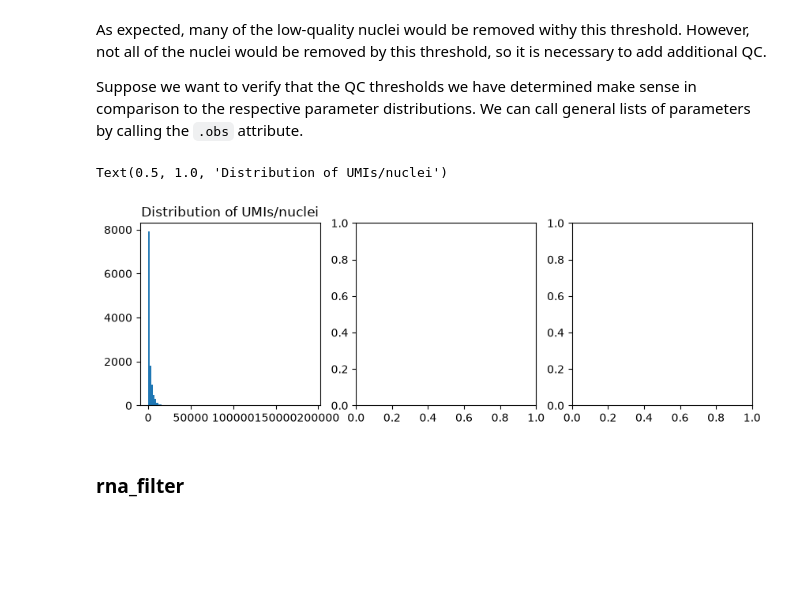
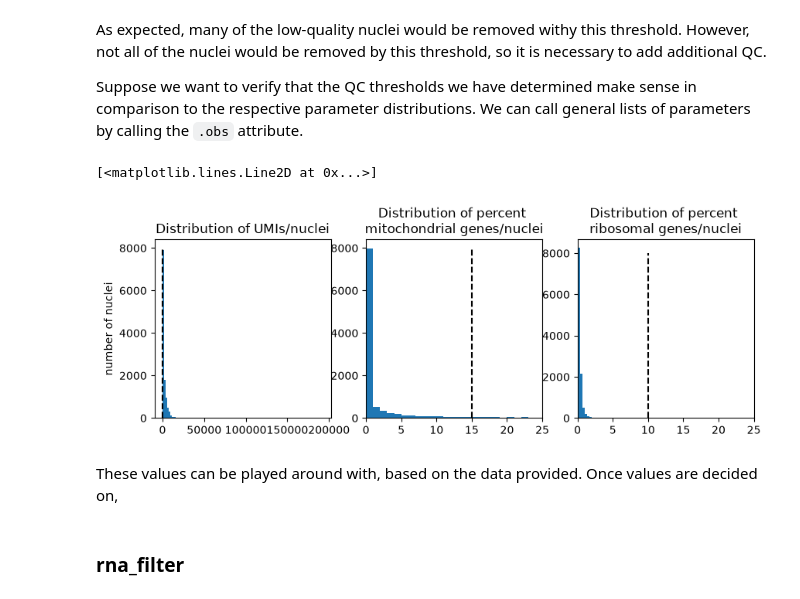
Before and after one commit to NIH-CARD/scMAVERICS, a Jupyter notebook: doc_notebooks/snRNAseq.ipynb, the cells around one changed output. Drawn from its saved outputs; the diff is of its cells as text; code cells hidden in the pictures; blank space fills up the shorter version.

```diff
--- a/doc_notebooks/snRNAseq.ipynb
+++ b/doc_notebooks/snRNAseq.ipynb
@@ -52,11 +54,19 @@ batch_key = 'Use_batch'
 # Define list of samples
 samples = metadata_df[sample_key]
 batches = metadata_df[batch_key]
+# Ensure sample names are strings
+metadata_df[sample_key] = metadata_df[sample_key].astype(str)
 
 # Cell cycle file
 cell_cycle_gene_file = work_dir + 'input/lab_cell_cycle_genes.txt'
 
 # QC thresholds
+mito_thresh = 15
+ribo_thresh = 10
+doublet_thresh = 0.15
+min_genes = 250
+
+num_hvgenes = 2000
 # %% [markdown]
 # Sample preprocessing
 # %% [markdown]
@@ -87,6 +97,9 @@ step_2_adatas = {}
 # %%
 # Iterate over the samples
 for i, sample in enumerate(samples):
+
+    # Ensure the sample names are strings
+    sample = str(sample)
 
     print(f'Working through sample {sample}')
 
@@ -112,7 +125,7 @@ for i, sample in enumerate(samples):
 
     # Add metadata to the AnnData object directly from the metadata dataframe
     for key in metadata_df.to_dict():
-        adata.obs[key] = metadata_df[key]
+        adata.obs[key] = metadata_df[metadata_df[sample_key] == sample][key].values[0]
 
     # Calculate cell cycle
     cell_cycle_genes = [x.strip() for x in open(cell_cycle_gene_file)]
@@ -195,18 +210,32 @@ Suppose we want to verify that the QC thresholds we have determined make sense i
 # %%
 # Plot as histograms
 
 fig, ax = plt.subplots(1,3, figsize=(10, 3))
 
 # Plot total counts
-total_count_list = step_2_adatas[6178].obs['total_counts']
+total_count_list = step_2_adatas['6178'].obs['total_counts']
 ax[0].hist(total_count_list, bins = 100)
 ax[0].set_title('Distribution of UMIs/nuclei')
 ax[0].set_ylabel('number of nuclei')
-ax[0].plot([250, 250], [0, 8000], '--k')
+ax[0].plot([min_genes, min_genes], [0, 8000], '--k')
 
-# Plot per
+# Plot percent mitochondrial genes
+mito_pct_list = step_2_adatas['6178'].obs['pct_counts_mt']
+ax[1].hist(mito_pct_list, bins = 100)
+ax[1].set_xlim(0, 25)
+ax[1].set_title('Distribution of percent \nmitochondrial genes/nuclei')
+ax[1].plot([mito_thresh, mito_thresh], [0, 8000], '--k')
+
+# Plot percent mitochondrial genes
+ribo_pct_list = step_2_adatas['6178'].obs['pct_counts_rb']
+ax[2].hist(ribo_pct_list, bins = 100)
+ax[2].set_xlim(0, 25)
+ax[2].set_title('Distribution of percent \nribosomal genes/nuclei')
+ax[2].plot([ribo_thresh, ribo_thresh], [0, 8000], '--k')
 # %% [output]
-Text(0.5, 1.0, 'Distribution of UMIs/nuclei')
+[<matplotlib.lines.Line2D at 0x...>]
-[figure, old version]
+[figure, new version]
+# %% [markdown]
+These values can be played around with, based on the data provided. Once values are decided on,
 # %% [markdown]
 ### rna_filter
```
Also changed, not shown: parts of 51 cells of this notebook, 13 other files.
